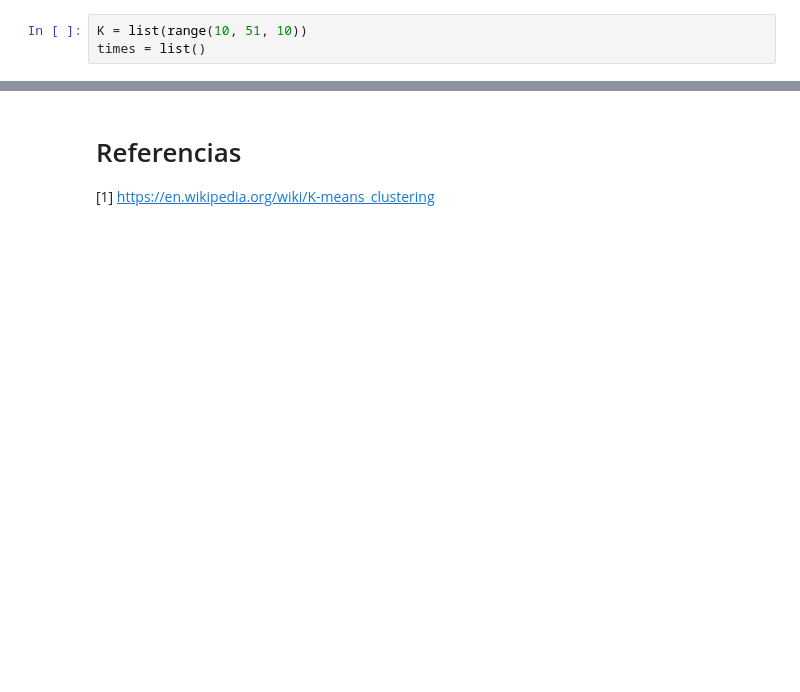
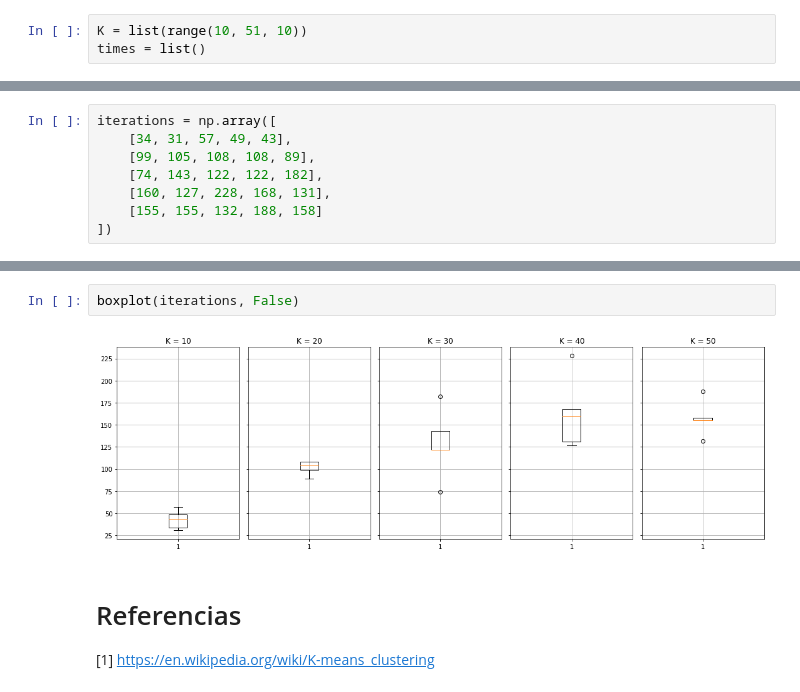
Before and after one commit to dsanmartin/INF564-HW, a Jupyter notebook: 3/SanMartinDaniel.ipynb, the cells around one changed output, grey strips where cells are left out. Drawn from its saved outputs; the diff is of its cells as text; blank space fills up the shorter version.

```diff
--- a/3/SanMartinDaniel.ipynb
+++ b/3/SanMartinDaniel.ipynb
@@ -126,0 +132,8 @@ Iterations: 291
+# %%
+iterations = np.array([
+    [34, 31, 57, 49, 43],
+    [99, 105, 108, 108, 89],
+    [74, 143, 122, 122, 182],
+    [160, 127, 228, 168, 131],
+    [155, 155, 132, 188, 158]
+])
@@ -131,3 +146,7 @@ boxplot(times)
+# %%
+boxplot(iterations, False)
+# %% [output]
+[figure, added]
 # %% [markdown]
 # Referencias
 
```
Also changed, not shown: parts of 7 cells of this notebook, 1 other file.
